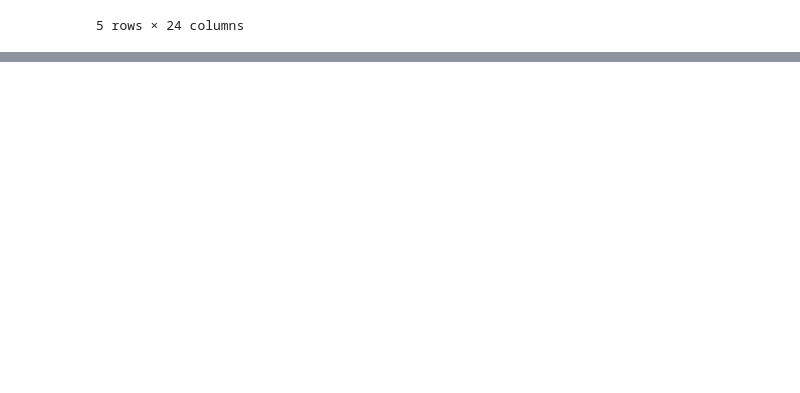
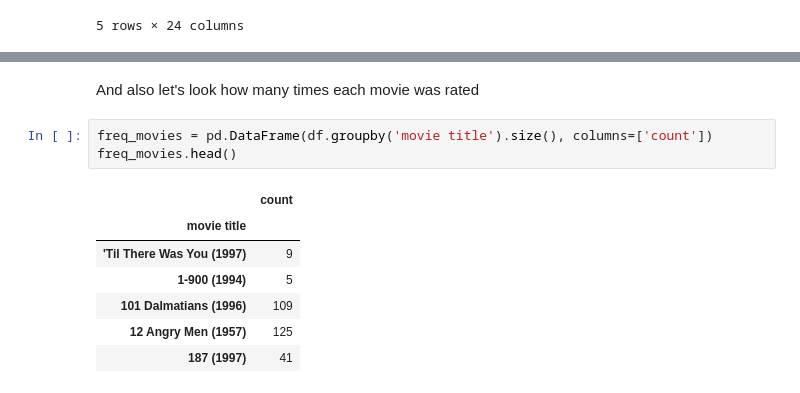
Before and after one commit to maintheme2/movie-recommender-system, a Jupyter notebook: notebooks/1.0-data-exploration-and-preprocessing.ipynb, the cells around one changed output, grey strips where cells are left out. Drawn from its saved outputs; the diff is of its cells as text; blank space fills up the shorter version.

```diff
--- a/notebooks/1.0-data-exploration-and-preprocessing.ipynb
+++ b/notebooks/1.0-data-exploration-and-preprocessing.ipynb
@@ -71,0 +134,13 @@ items.head()
+# %% [markdown]
+And also let's look how many times each movie was rated
+# %%
+freq_movies = pd.DataFrame(df.groupby('movie title').size(), columns=['count'])
+freq_movies.head()
+# %% [output]
+|  | count |
+| movie title |  |
+| 'Til There Was You (1997) | 9 |
+| 1-900 (1994) | 5 |
+| 101 Dalmatians (1996) | 109 |
+| 12 Angry Men (1957) | 125 |
+| 187 (1997) | 41 |
```
Also changed, not shown: parts of 10 cells of this notebook.
